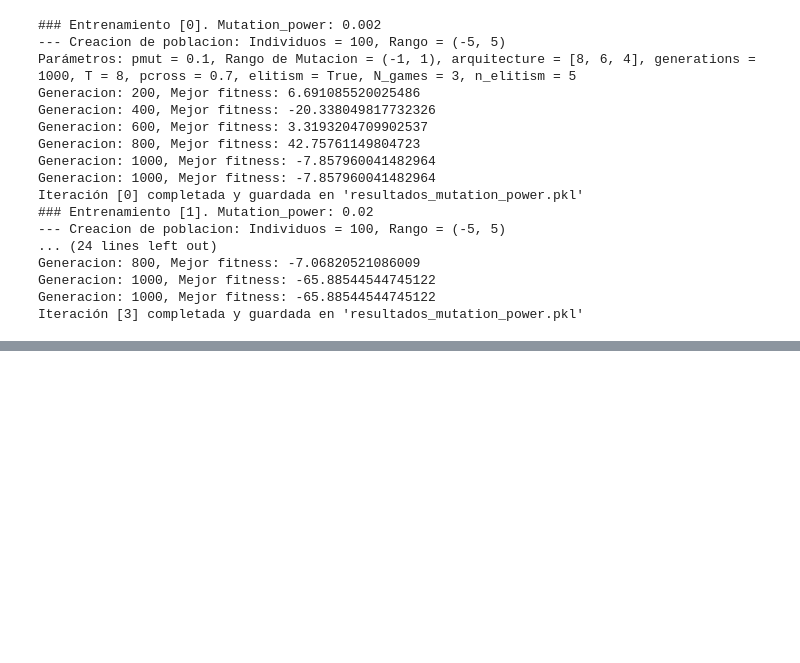
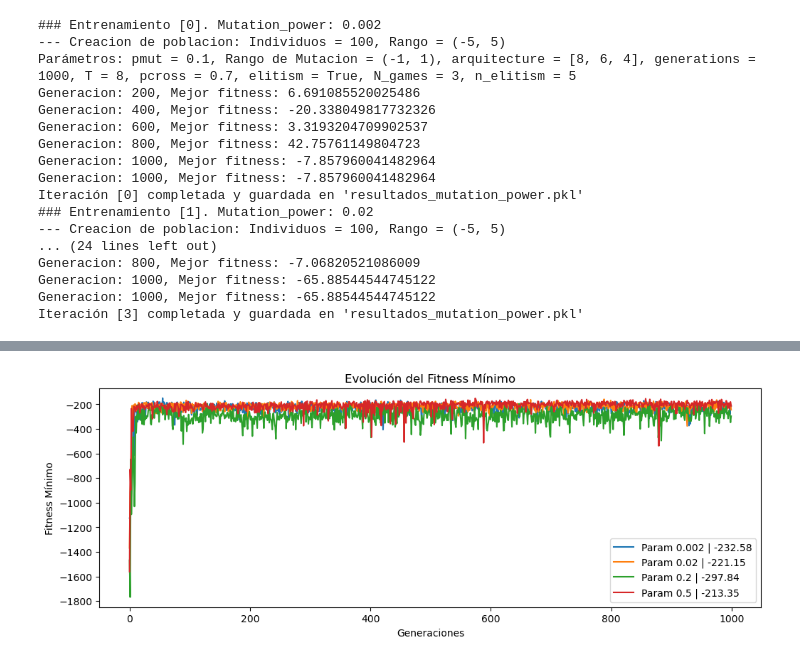
Before and after one commit to JorgeDC01/Reinforcement-Learning-GenerativeAI, a Jupyter notebook: Reinforcement_Learning/LunarLander.ipynb, the cells around one changed output, grey strips where cells are left out. Cells and saved outputs as stored; diff of their text form; code cells hidden in the pictures; blank space fills up the shorter version.

```diff
--- a/Reinforcement_Learning/LunarLander.ipynb
+++ b/Reinforcement_Learning/LunarLander.ipynb
@@ -364,0 +413,20 @@ plt.show()
+# %%
+mutation_power = [0.002, 0.02, 0.2, 0.5]
+
+f_maxs = data["f_maxs"]
+f_mins = data["f_mins"]
+f_means = data["f_means"]
+execution_times = data["execution_times"]
+
+plt.figure(figsize=(12,4))
+for i, f_min in enumerate(f_mins):
+    plt.plot(f_min, label=f"Param {mutation_power[i]} | {np.array(f_min).mean():.2f}")
+
+
+plt.xlabel("Generaciones")
+plt.ylabel("Fitness Mínimo")
+plt.title("Evolución del Fitness Mínimo")
+plt.legend()
+plt.show()
+# %% [output]
+[figure, added]
```
Also changed, not shown: parts of 30 cells of this notebook, 23 other files.
